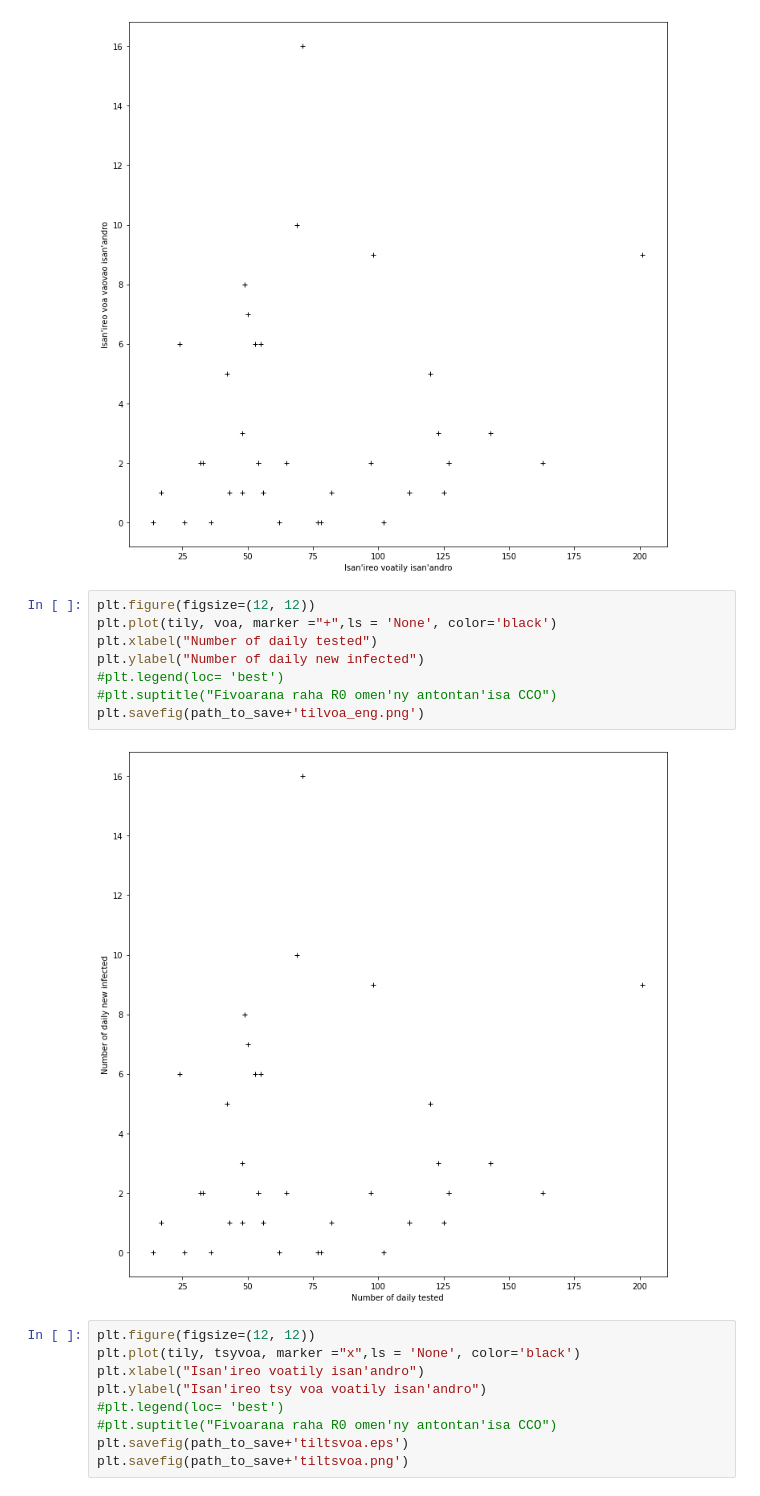
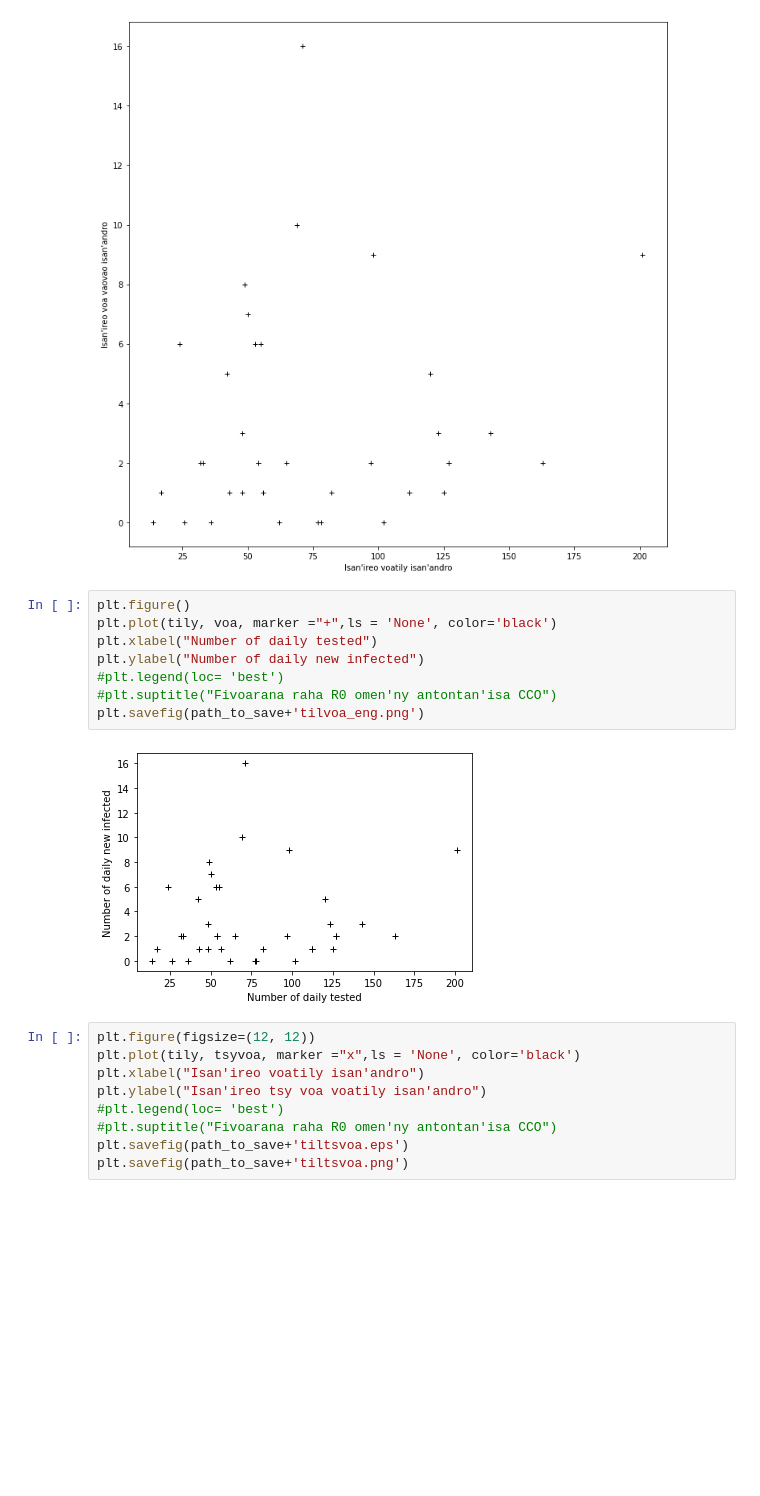
Before and after one commit to herysedra/covid19-mankaiza-clone, a Jupyter notebook: stats/stat_tests.ipynb, the cells around one changed output. Drawn from its saved outputs; the diff is of its cells as text; blank space fills up the shorter version.

```diff
--- a/stats/stat_tests.ipynb
+++ b/stats/stat_tests.ipynb
@@ -117,15 +113,15 @@ plt.savefig(path_to_save+'tilvoa.png')
 # %% [output]
 [figure]
 # %%
-plt.figure(figsize=(12, 12))
+plt.figure()
 plt.plot(tily, voa, marker ="+",ls = 'None', color='black')
 plt.xlabel("Number of daily tested")
 plt.ylabel("Number of daily new infected")
 #plt.legend(loc= 'best')
 #plt.suptitle("Fivoarana raha R0 omen'ny antontan'isa CCO")
 plt.savefig(path_to_save+'tilvoa_eng.png')
 # %% [output]
-[figure, old version]
+[figure, new version]
 # %%
 plt.figure(figsize=(12, 12))
 plt.plot(tily, tsyvoa, marker ="x",ls = 'None', color='black')
```
Also changed, not shown: parts of 17 cells of this notebook.
